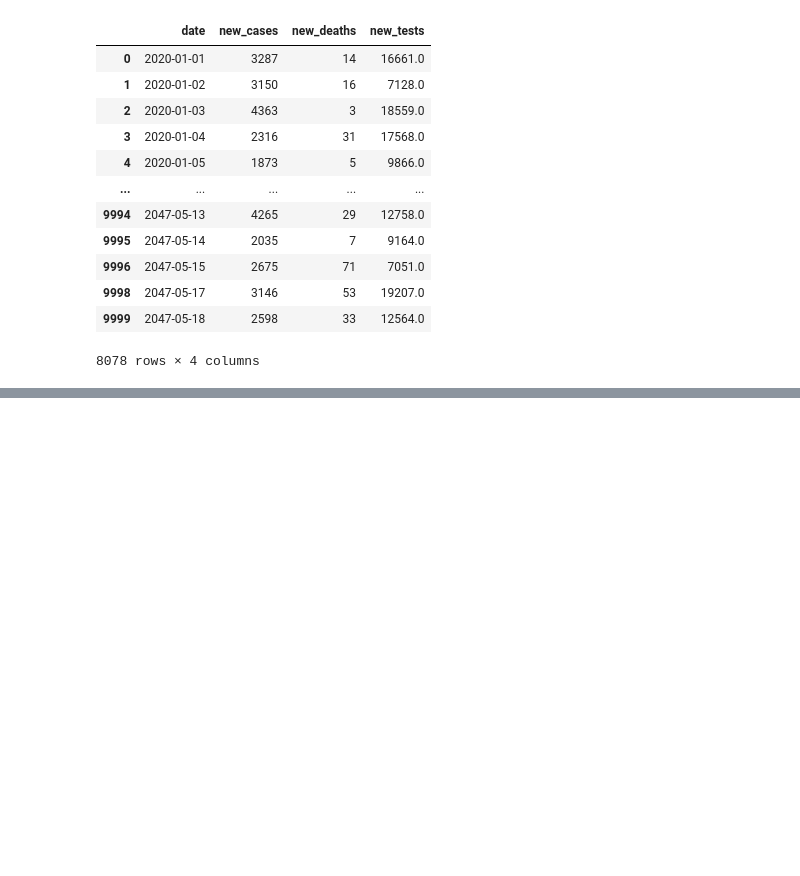
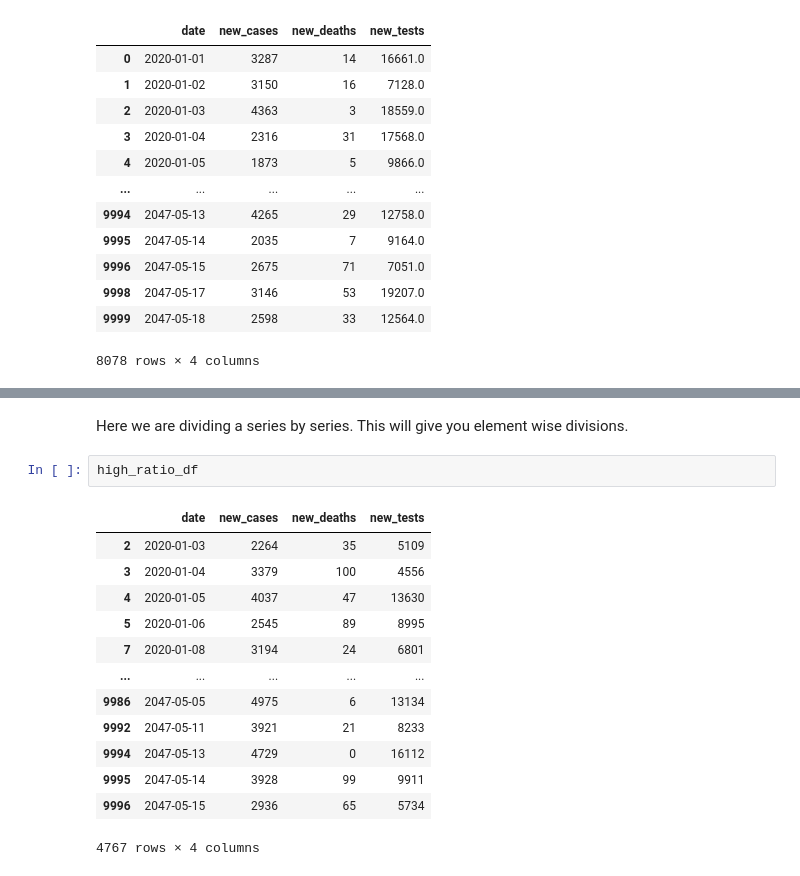
Before and after one commit to SolutionsOfSumit/DataAnalatics, a Jupyter notebook: pandas.ipynb, the cells around one changed output, grey strips where cells are left out. Cells and saved outputs as stored; diff of their text form; blank space fills up the shorter version.

```diff
--- a/pandas.ipynb
+++ b/pandas.ipynb
@@ -311,0 +372,18 @@ high_cases_df
+# %% [markdown]
+Here we are dividing a series by series. This will give you element wise divisions.
+# %%
+high_ratio_df
+# %% [output]
+|  | date | new_cases | new_deaths | new_tests |
+| 2 | 2020-01-03 | 2264 | 35 | 5109 |
+| 3 | 2020-01-04 | 3379 | 100 | 4556 |
+| 4 | 2020-01-05 | 4037 | 47 | 13630 |
+| 5 | 2020-01-06 | 2545 | 89 | 8995 |
+| 7 | 2020-01-08 | 3194 | 24 | 6801 |
+| ... | ... | ... | ... | ... |
+| 9986 | 2047-05-05 | 4975 | 6 | 13134 |
+| 9992 | 2047-05-11 | 3921 | 21 | 8233 |
+| 9994 | 2047-05-13 | 4729 | 0 | 16112 |
+| 9995 | 2047-05-14 | 3928 | 99 | 9911 |
+| 9996 | 2047-05-15 | 2936 | 65 | 5734 |
+4767 rows × 4 columns
```
Also changed, not shown: parts of 24 cells of this notebook.
